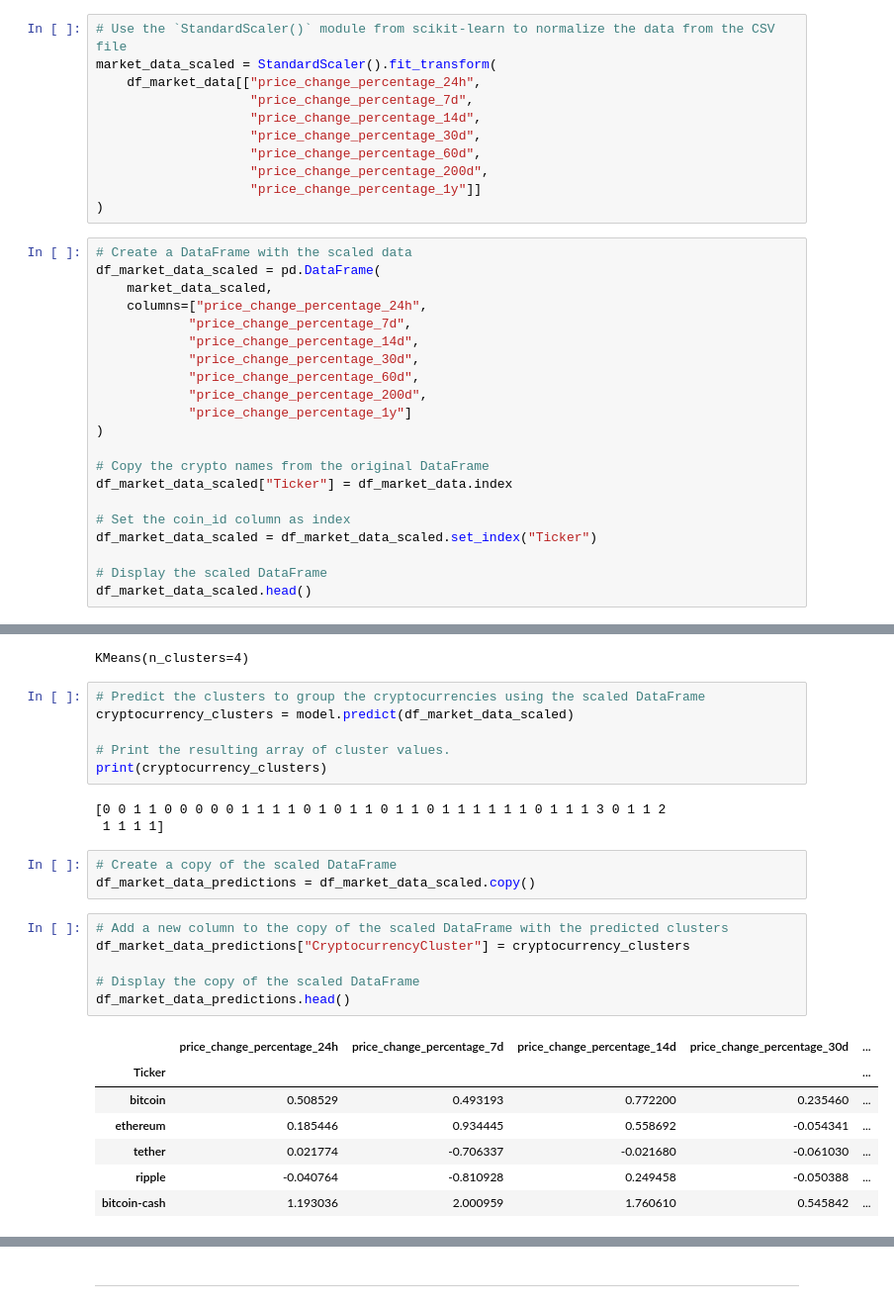
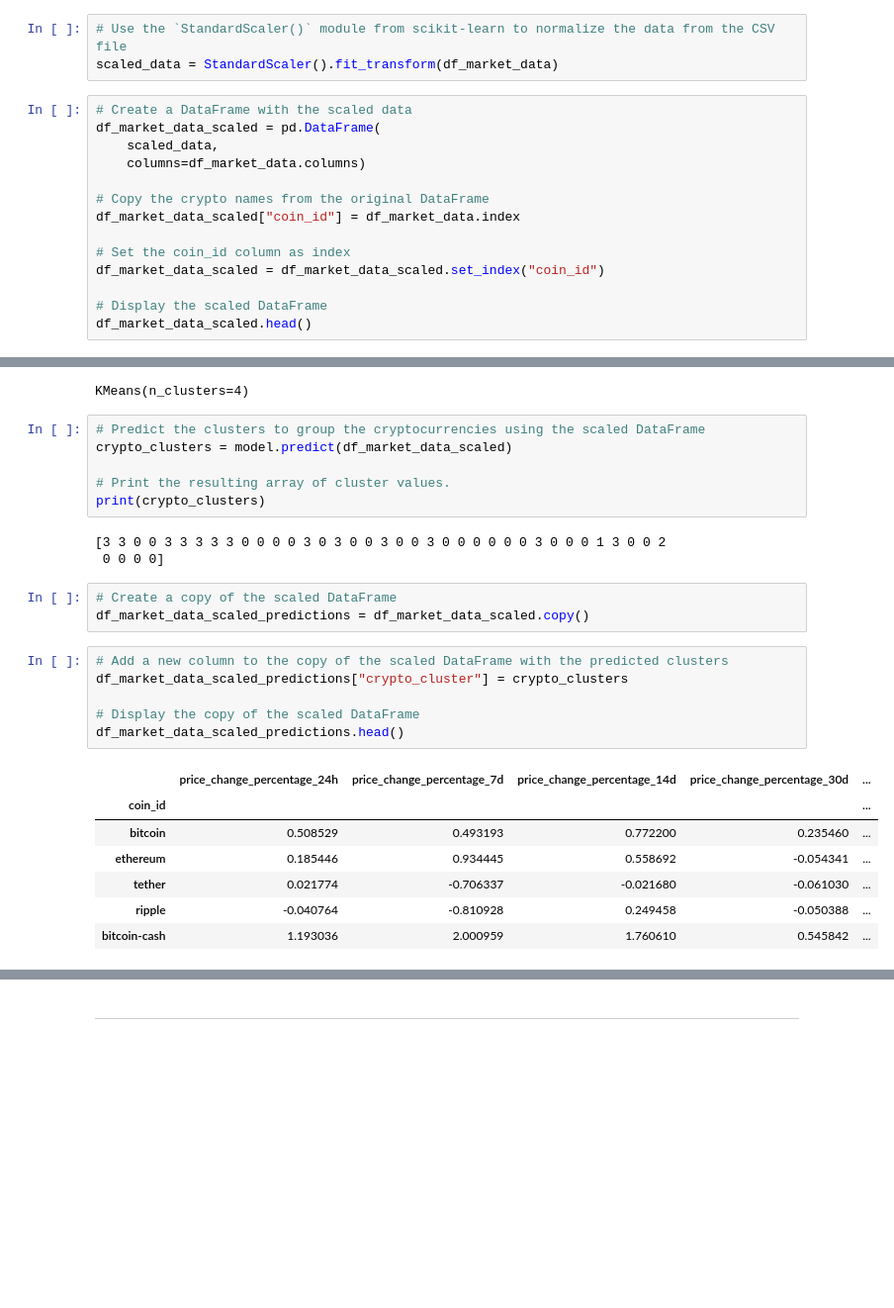
Before and after one commit to sarahryan0413/CryptoClustering, a Jupyter notebook: Crypto_Clustering_starter_code.ipynb, the cells around one changed output, grey strips where cells are left out. Shown: that part at 99% size. Saved outputs shown, nothing was run; the diff lists cells and outputs as text; blank space fills up the shorter version.

```diff
--- a/Crypto_Clustering_starter_code.ipynb
+++ b/Crypto_Clustering_starter_code.ipynb
@@ -58,33 +58,18 @@ df_market_data.hvplot.line(
 ### Prepare the Data
 # %%
 # Use the `StandardScaler()` module from scikit-learn to normalize the data from the CSV file
-market_data_scaled = StandardScaler().fit_transform(
-    df_market_data[["price_change_percentage_24h",
-                    "price_change_percentage_7d",
-                    "price_change_percentage_14d",
-                    "price_change_percentage_30d",
-                    "price_change_percentage_60d",
-                    "price_change_percentage_200d",
-                    "price_change_percentage_1y"]]
-)
+scaled_data = StandardScaler().fit_transform(df_market_data)
 # %%
 # Create a DataFrame with the scaled data
 df_market_data_scaled = pd.DataFrame(
-    market_data_scaled,
-    columns=["price_change_percentage_24h",
-            "price_change_percentage_7d",
-            "price_change_percentage_14d",
-            "price_change_percentage_30d",
-            "price_change_percentage_60d",
-            "price_change_percentage_200d",
-            "price_change_percentage_1y"]
-)
+    scaled_data,
+    columns=df_market_data.columns)
 
 # Copy the crypto names from the original DataFrame
-df_market_data_scaled["Ticker"] = df_market_data.index
+df_market_data_scaled["coin_id"] = df_market_data.index
 
 # Set the coin_id column as index
-df_market_data_scaled = df_market_data_scaled.set_index("Ticker")
+df_market_data_scaled = df_market_data_scaled.set_index("coin_id")
 
 # Display the scaled DataFrame
 df_market_data_scaled.head()
@@ -149,25 +134,25 @@ model.fit(df_market_data_scaled)
 KMeans(n_clusters=4)
 # %%
 # Predict the clusters to group the cryptocurrencies using the scaled DataFrame
-cryptocurrency_clusters = model.predict(df_market_data_scaled)
+crypto_clusters = model.predict(df_market_data_scaled)
 
 # Print the resulting array of cluster values.
-print(cryptocurrency_clusters)
+print(crypto_clusters)
 # %% [output]
-[0 0 1 1 0 0 0 0 0 1 1 1 1 0 1 0 1 1 0 1 1 0 1 1 1 1 1 1 0 1 1 1 3 0 1 1 2
- 1 1 1 1]
+[3 3 0 0 3 3 3 3 3 0 0 0 0 3 0 3 0 0 3 0 0 3 0 0 0 0 0 0 3 0 0 0 1 3 0 0 2
+ 0 0 0 0]
 # %%
 # Create a copy of the scaled DataFrame
-df_market_data_predictions = df_market_data_scaled.copy()
+df_market_data_scaled_predictions = df_market_data_scaled.copy()
 # %%
 # Add a new column to the copy of the scaled DataFrame with the predicted clusters
-df_market_data_predictions["CryptocurrencyCluster"] = cryptocurrency_clusters
+df_market_data_scaled_predictions["crypto_cluster"] = crypto_clusters
 
 # Display the copy of the scaled DataFrame
-df_market_data_predictions.head()
+df_market_data_scaled_predictions.head()
 # %% [output]
 |  | price_change_percentage_24h | price_change_percentage_7d | price_change_percentage_14d | price_change_percentage_30d | ... |
-| Ticker |  |  |  |  | ... |
+| coin_id |  |  |  |  | ... |
 | bitcoin | 0.508529 | 0.493193 | 0.772200 | 0.235460 | ... |
 | ethereum | 0.185446 | 0.934445 | 0.558692 | -0.054341 | ... |
 | tether | 0.021774 | -0.706337 | -0.021680 | -0.061030 | ... |
```
Also changed, not shown: parts of 6 cells of this notebook.
